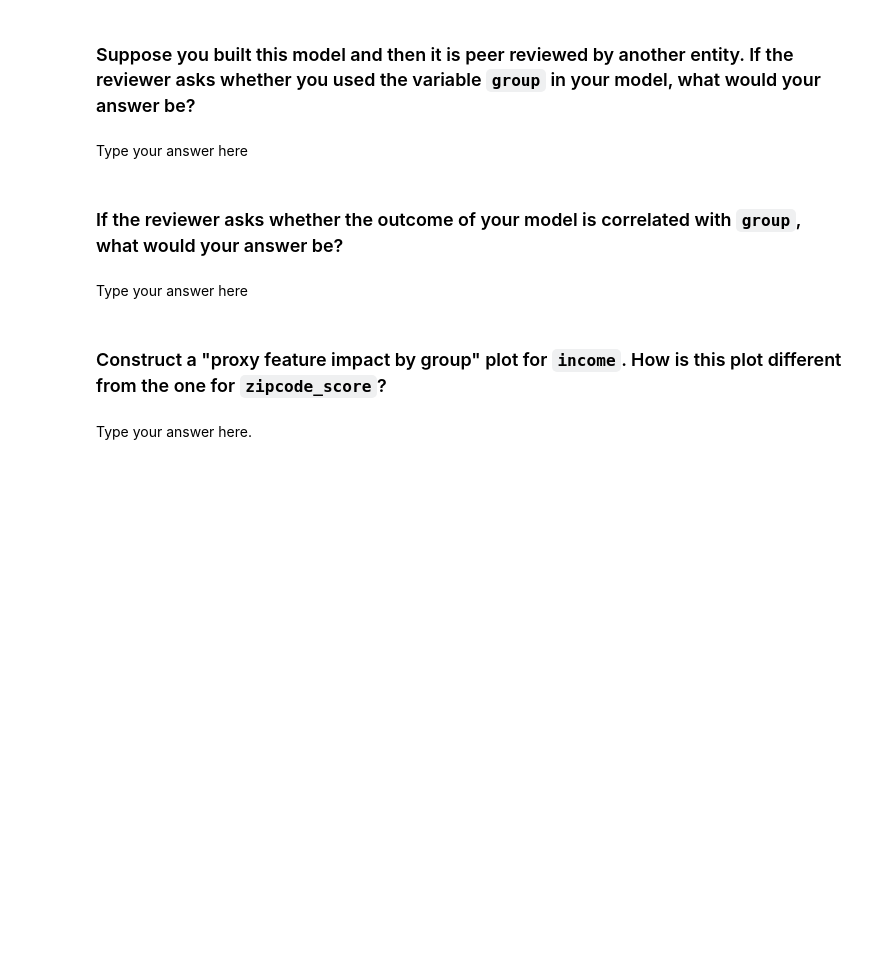
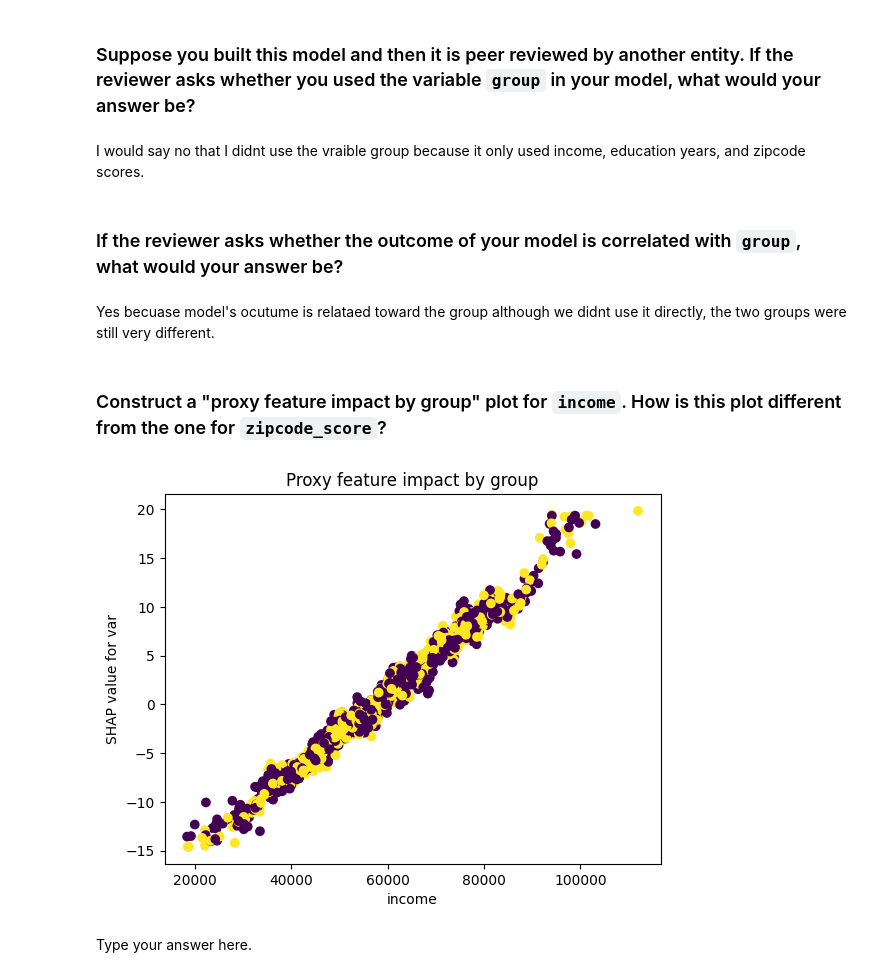
Before and after one commit to aronngooz/code_3000, a Jupyter notebook: mod04_bias.ipynb, the cells around one changed output. Saved outputs shown, nothing was run; the diff lists cells and outputs as text; code cells hidden in the pictures; blank space fills up the shorter version.

```diff
--- a/mod04_bias.ipynb
+++ b/mod04_bias.ipynb
@@ -86,15 +93,17 @@ Type your answer here
 # %% [markdown]
 ### Suppose you built this model and then it is peer reviewed by another entity. If the reviewer asks whether you used the variable `group` in your model, what would your answer be?
 # %% [markdown]
-Type your answer here
+I would say no that I didnt use the vraible group because it only used income, education years, and zipcode scores.
 # %% [markdown]
 ### If the reviewer asks whether the outcome of your model is correlated with `group`, what would your answer be?
 # %% [markdown]
-Type your answer here
+Yes becuase model's ocutume is relataed toward the group although we didnt use it directly, the two groups were still very different.
 # %% [markdown]
 ### Construct a "proxy feature impact by group" plot for `income`. How is this plot different from the one for `zipcode_score`?
 # %%
-Type your code here.
+plot_shap("income")
+# %% [output]
+[figure, added]
 # %% [markdown]
 Type your answer here.
 # %% [markdown]
```
Also changed, not shown: parts of 8 cells of this notebook.
